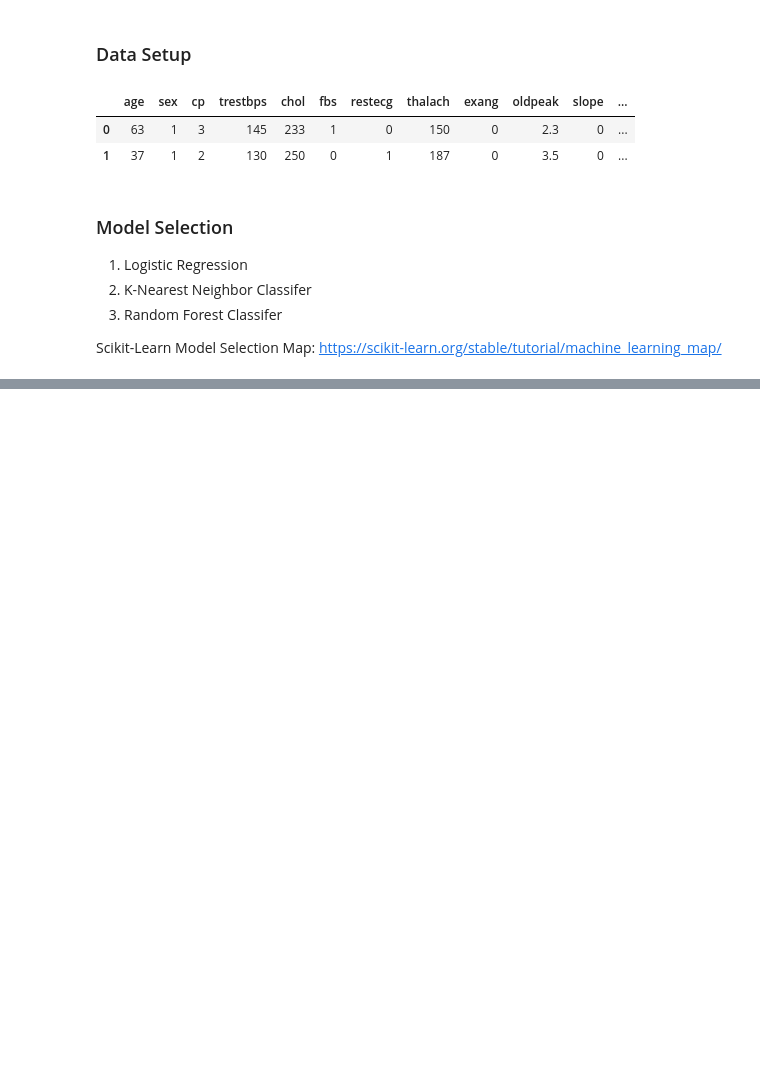
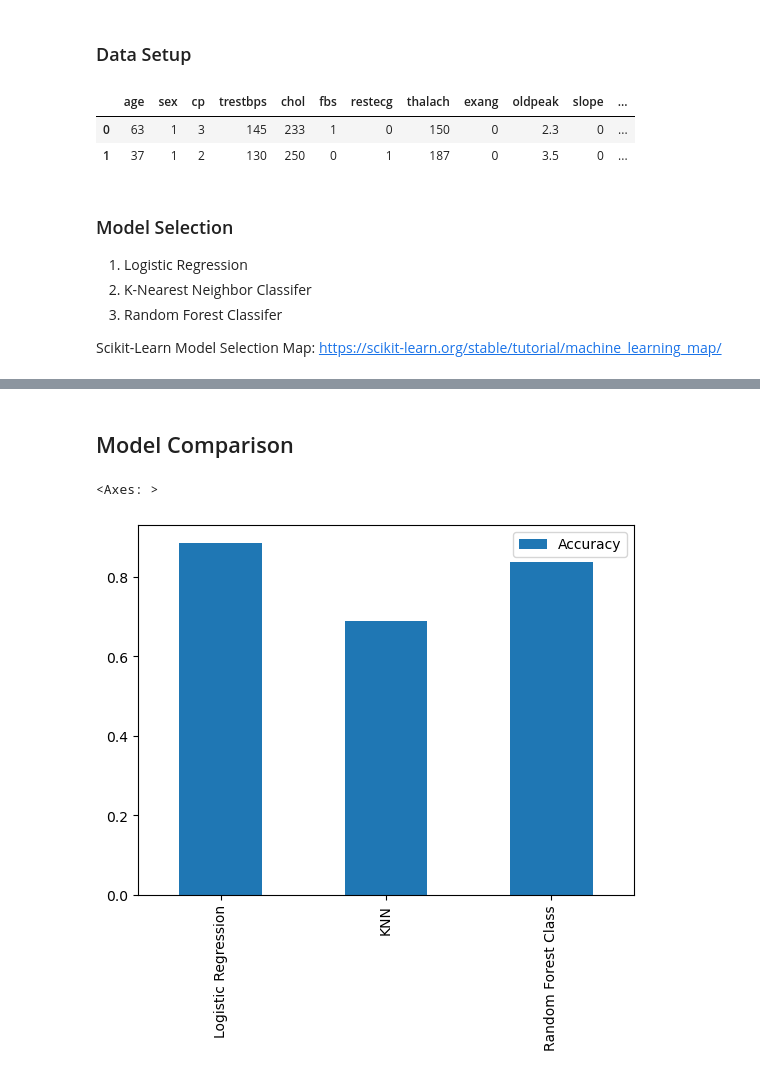
Before and after one commit to kawallac/heart_disease_project, a Jupyter notebook: Heart_Disease_Prediction.ipynb, the cells around one changed output, grey strips where cells are left out. Drawn from its saved outputs; the diff is of its cells as text; code cells hidden in the pictures; blank space fills up the shorter version.

```diff
--- a/Heart_Disease_Prediction.ipynb
+++ b/Heart_Disease_Prediction.ipynb
@@ -348,7 +348,7 @@ Scikit-Learn Model Selection Map: https://scikit-learn.org/stable/tutorial/machi
 # %%
 # Putting models in a dictionary
 models = {'Logistic Regression': LogisticRegression(),
-         'KNN': KNeighborsClassifier(0),
+         'KNN': KNeighborsClassifier(),
          'Random Forest Class': RandomForestClassifier()}
 
 # Creating a function to fit and score models
@@ -371,3 +371,11 @@ def fit_and_score(models, x_train, x_test, y_train, y_test):
         # evaluate the model and append the results to model_scores
         model_scores[name] = model.score(x_test, y_test)
     return model_scores
+# %%
+model_scores = fit_and_score(models=models,
+                            x_train=x_train,
+                             x_test=x_test,
+                             y_train=y_train,
+                             y_test=y_test)
+
+model_scores
@@ -373,0 +393,8 @@ def fit_and_score(models, x_train, x_test, y_train, y_test):
+# %% [markdown]
+## Model Comparison
+# %%
+model_compare = pd.DataFrame(model_scores, index=['Accuracy']) # turning model_scores dict into a dataframe
+model_compare.T.plot.bar() # plotting a bar graph; syntax .T is transpose the dataframe
+# %% [output]
+<Axes: >
+[figure, added]
```
Also changed, not shown: parts of 1 cell of this notebook.
